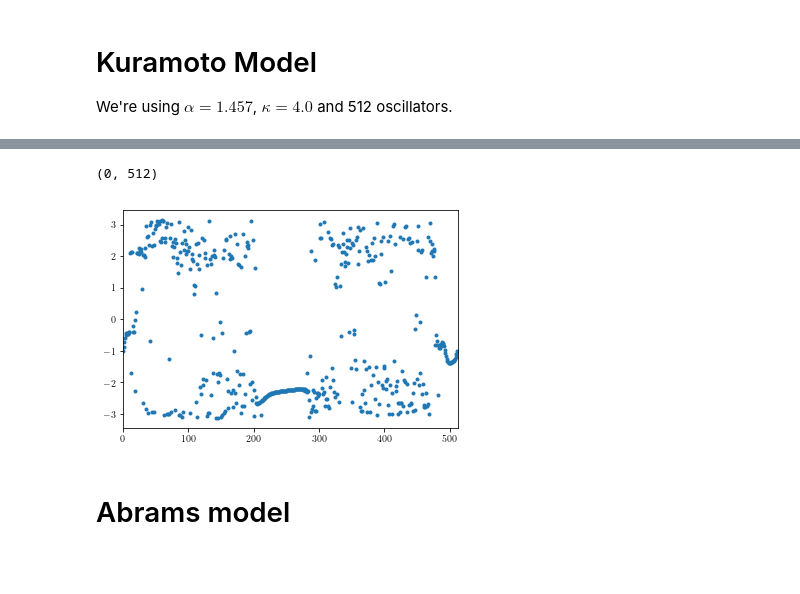
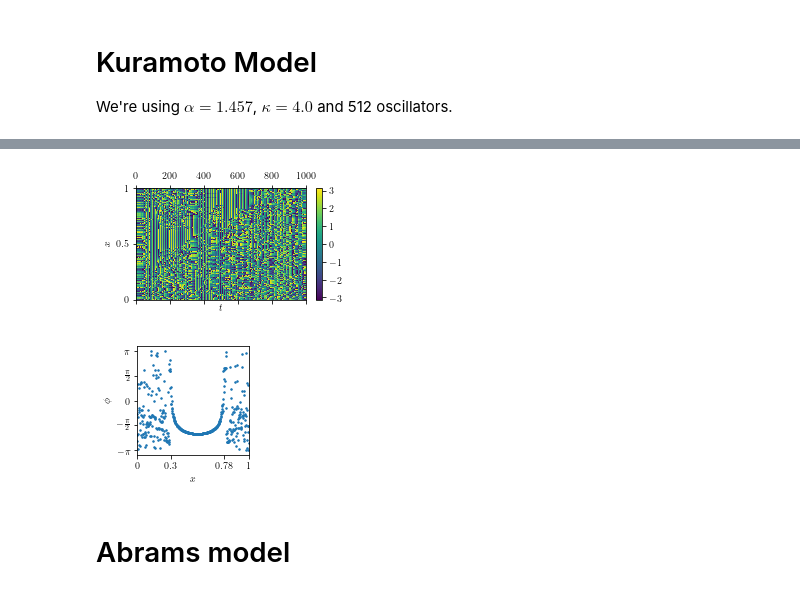
Before and after one commit to henmitch/chimera-2019, a Jupyter notebook: final/code/final.ipynb, the cells around one changed output, grey strips where cells are left out. Saved outputs shown, nothing was run; the diff lists cells and outputs as text; code cells hidden in the pictures; blank space fills up the shorter version.

```diff
--- a/final/code/final.ipynb
+++ b/final/code/final.ipynb
@@ -45,9 +41,29 @@ plt.colorbar()
-# %%
-plt.plot(kuramoto_y[:, 60000], ".")
-plt.xlim([0, 512])
-# %% [output]
-(0, 512)
-[figure, removed]
+# %%
+plt.matshow(kuramoto_y, aspect="auto", origin="lower")
+plt.colorbar(kuramoto_overhead_im, cax=kuramoto_overhead_ax)
+plt.xlabel("$t$")
+plt.ylabel("$x$")
+plt.gca().set_xticklabels(["$-200$", "$0$", "$200$", "$400$", "$600$", "$800$", "$1000$"])
+plt.yticks([0, 256, 512], ["$0$", "$0.5$", "$1$"])
+plt.colorbar()
+
+plt.gcf().set_size_inches(3.8, 2, forward=True)
+plt.savefig("../figure/kuramoto_overhead", dpi=700, bbox_inches="tight")
+# %% [output]
+[figure, added]
+# %%
+plt.plot(np.linspace(0, 1, 512), kuramoto_y[:, 12000], ".", markersize=3)
+plt.xlim([0, 1])
+plt.xticks([0, 0.3, 0.78, 1], ["$0$", "$0.3$", "$0.78$", "$1$"])
+plt.yticks([-np.pi, -np.pi/2, 0, np.pi/2, np.pi], [r"$-\pi$", r"$-\frac{\pi}{2}$", r"$0$", r"$\frac{\pi}{2}$", r"$\pi$"])
+plt.xlabel("$x$")
+plt.ylabel(r"$\phi$")
+
+plt.gcf().set_size_inches(2, 2, forward=True)
+
+plt.savefig("../figure/kuramoto_snapshot", dpi=700, bbox_inches="tight")
+# %% [output]
+[figure, added]
 # %% [markdown]
 # Abrams model
 # %%
```
Also changed, not shown: parts of 52 cells of this notebook, 15 other files.
